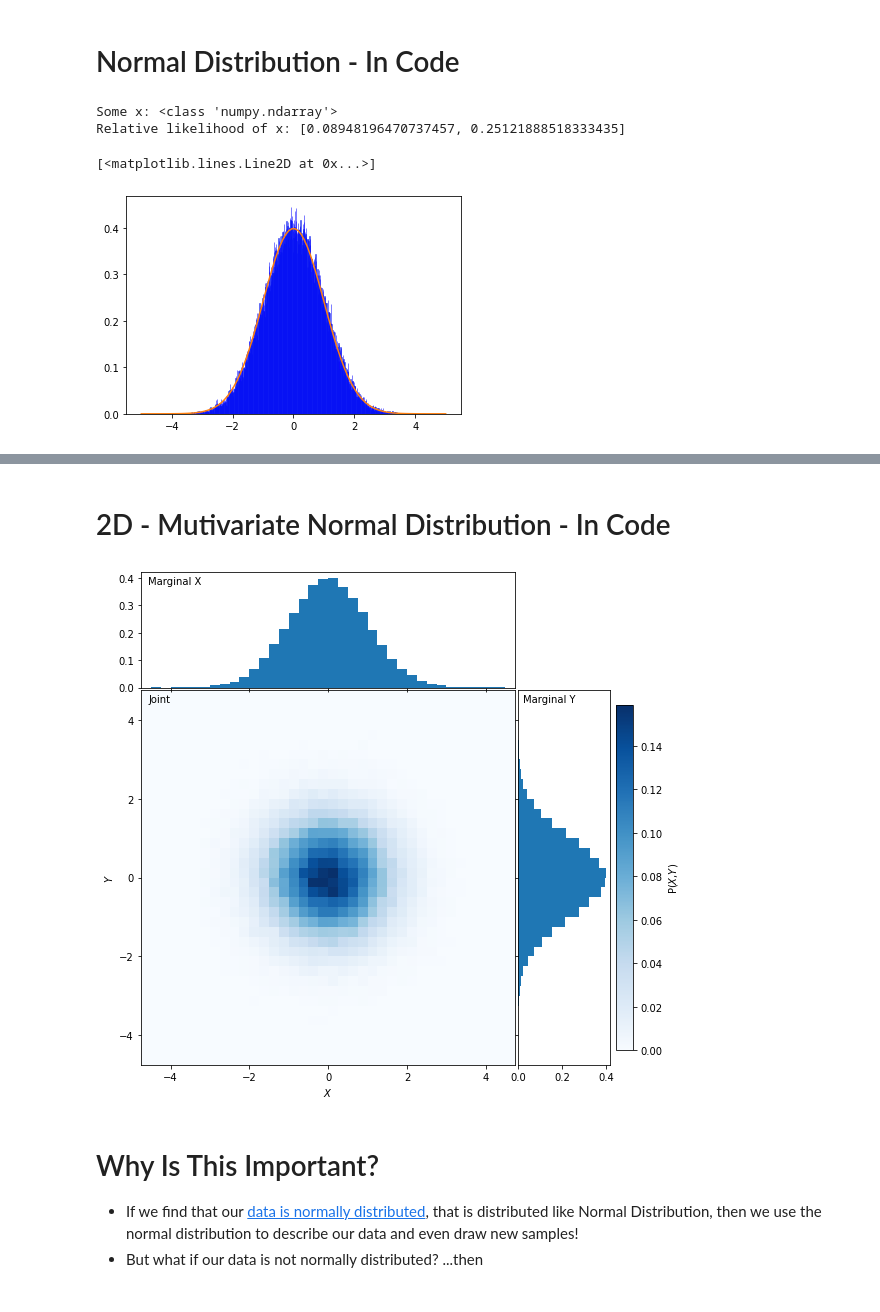
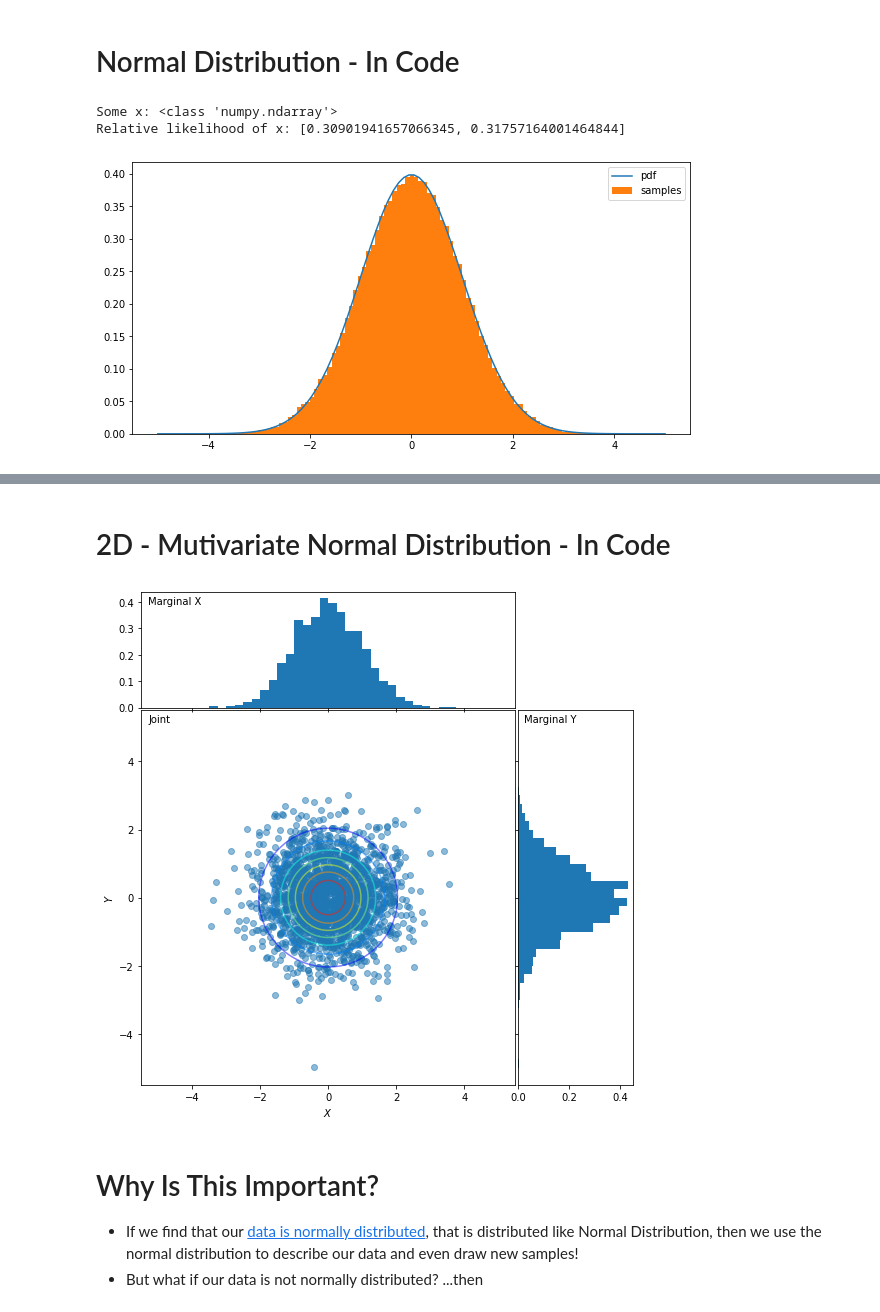
Before and after one commit to ryanhausen/normalizing_flows_example, a Jupyter notebook: NormalingFlows.ipynb, the cells around one changed output, grey strips where cells are left out. Cells and saved outputs as stored; diff of their text form; code cells hidden in the pictures.

```diff
--- a/NormalingFlows.ipynb
+++ b/NormalingFlows.ipynb
@@ -75,23 +75,17 @@ plt.xlabel("$X$");plt.ylabel("$\Phi_{\mu,\sigma^2}(X)$");plt.legend();plt.show()
 # %%
 import numpy as np
 
 normal = tfd.Normal(loc=0, scale=1)
 samples = normal.sample(100000)
 some_samples = samples[:2].numpy()
 print("Some x:", type(some_samples))
 print("Relative likelihood of x:", normal.prob(some_samples).numpy().tolist())
 xs = tf.linspace(-5.0, 5.0, num=100)
-#ph.hist_with_pdf(samples, normal)
-plt.hist(samples.numpy(), bins=1000, ec="blue", density=True, alpha=0.5)
-xx = xs.numpy()
-yy = 1/(2*np.pi)**(0.5) * np.exp(-0.5 * xx**2)
-yy = normal.prob(xs)
-plt.plot(xx, yy)
+ph.hist_with_pdf(samples, normal)
 # %% [output]
 Some x: <class 'numpy.ndarray'>
-Relative likelihood of x: [0.08948196470737457, 0.25121888518333435]
+Relative likelihood of x: [0.30901941657066345, 0.31757164001464844]
-[<matplotlib.lines.Line2D at 0x...>]
-[figure, old version]
+[figure, new version]
 # %% [markdown]
 # 2D - Mutivariate Normal Distribution
 
@@ -108,11 +102,14 @@ $\mathcal{N}(\mathbf{\mu},\mathbf{\Sigma})$
 # %% [markdown]
 # 2D - Mutivariate Normal Distribution - In Code
 # %%
+from importlib import reload
+reload(ph)
+
 normal_2d = tfd.MultivariateNormalDiag(loc=[0,0], scale_diag=[1, 1])
-samples = normal_2d.sample(100000).numpy()
-ph.hist2d_marginals(samples[:,0], samples[:,1])
+samples = normal_2d.sample(2000).numpy()
+ph.hist2d_marginals(normal_2d, samples[:,0], samples[:,1])
 # %% [output]
-[figure, old version]
+[figure, new version]
 # %% [markdown]
 # Why Is This Important?
 
```
Also changed, not shown: parts of 11 cells of this notebook, 1 other file.
